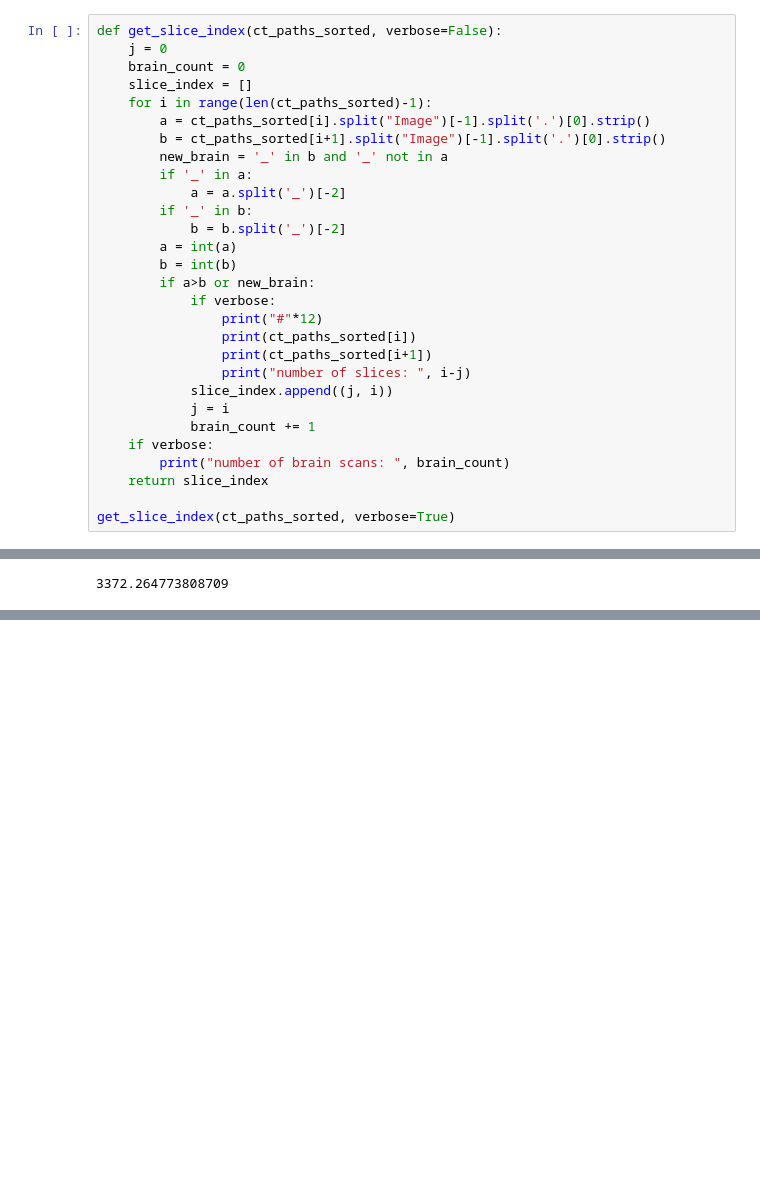
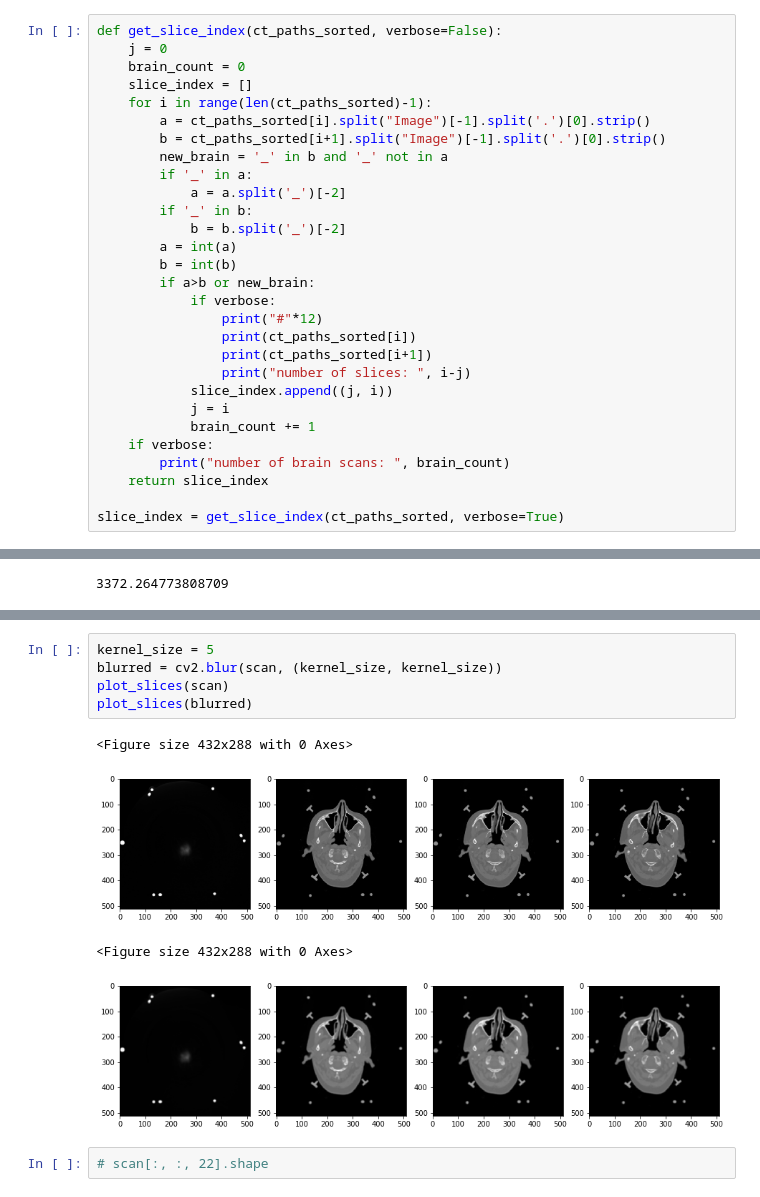
Before and after one commit to ibro45/Brain-Tumor-Detection, a Jupyter notebook: load_and_visualize.ipynb, the cells around one changed output, grey strips where cells are left out. Saved outputs shown, nothing was run; the diff lists cells and outputs as text; blank space fills up the shorter version.

```diff
--- a/load_and_visualize.ipynb
+++ b/load_and_visualize.ipynb
@@ -289,4 +307,4 @@ def get_slice_index(ct_paths_sorted, verbose=False):
         print("number of brain scans: ", brain_count)
     return slice_index
 
-get_slice_index(ct_paths_sorted, verbose=True)
+slice_index = get_slice_index(ct_paths_sorted, verbose=True)
@@ -349,0 +408,12 @@ np.max(s_rot2)
+# %%
+kernel_size = 5
+blurred = cv2.blur(scan, (kernel_size, kernel_size))
+plot_slices(scan)
+plot_slices(blurred)
+# %% [output]
+<Figure size 432x288 with 0 Axes>
+[figure, added]
+<Figure size 432x288 with 0 Axes>
+[figure, added]
+# %%
+# scan[:, :, 22].shape
```
Also changed, not shown: parts of 29 cells of this notebook.
